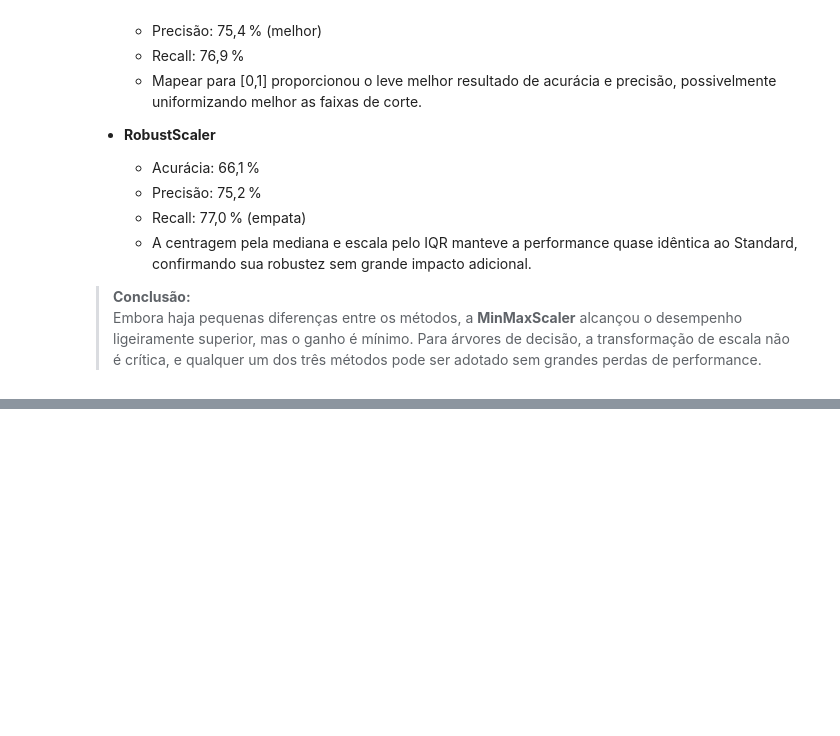
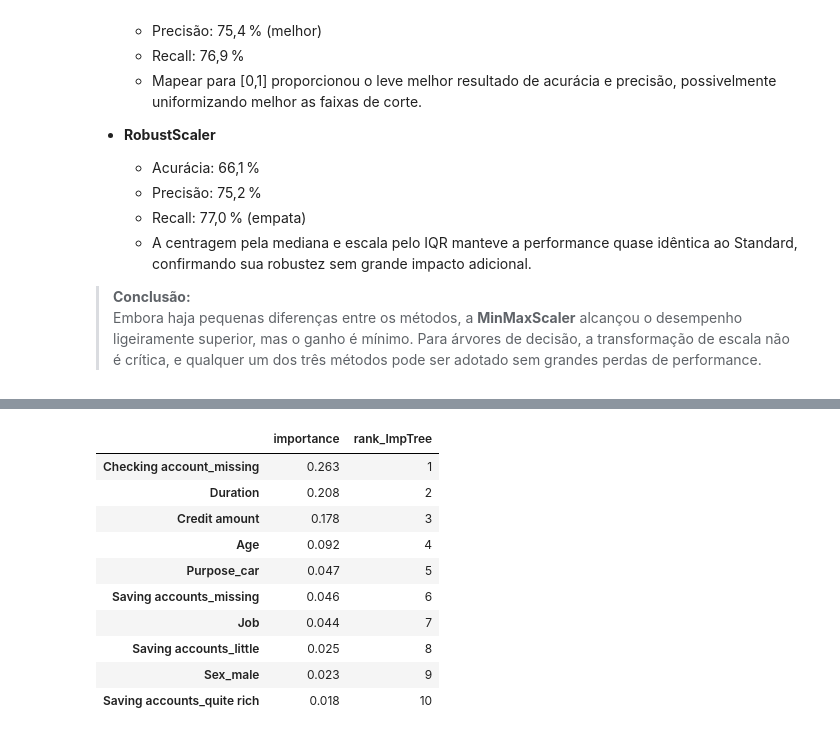
Before and after one commit to gabisoaresm/Aprendizado-Automatico, a Jupyter notebook: T1/pre_processamento.ipynb, the cells around one changed output, grey strips where cells are left out. Drawn from its saved outputs; the diff is of its cells as text; code cells hidden in the pictures; blank space fills up the shorter version.

```diff
--- a/T1/pre_processamento.ipynb
+++ b/T1/pre_processamento.ipynb
@@ -798,0 +1099,23 @@ display(res_norm_df.round(3))
+# %%
+feat_imp = pd.Series(clf_final.feature_importances_, index=X_train.columns)
+
+imp_df = pd.DataFrame({
+    'importance': feat_imp
+})
+imp_df['rank_ImpTree'] = imp_df['importance'] \
+    .rank(method='dense', ascending=False).astype(int)
+imp_df = imp_df.sort_values('rank_ImpTree')
+
+display(imp_df[['importance','rank_ImpTree']].head(10).round(3))
+# %% [output]
+|  | importance | rank_ImpTree |
+| Checking account_missing | 0.263 | 1 |
+| Duration | 0.208 | 2 |
+| Credit amount | 0.178 | 3 |
+| Age | 0.092 | 4 |
+| Purpose_car | 0.047 | 5 |
+| Saving accounts_missing | 0.046 | 6 |
+| Job | 0.044 | 7 |
+| Saving accounts_little | 0.025 | 8 |
+| Sex_male | 0.023 | 9 |
+| Saving accounts_quite rich | 0.018 | 10 |
```
Also changed, not shown: parts of 21 cells of this notebook, 6 other files.
